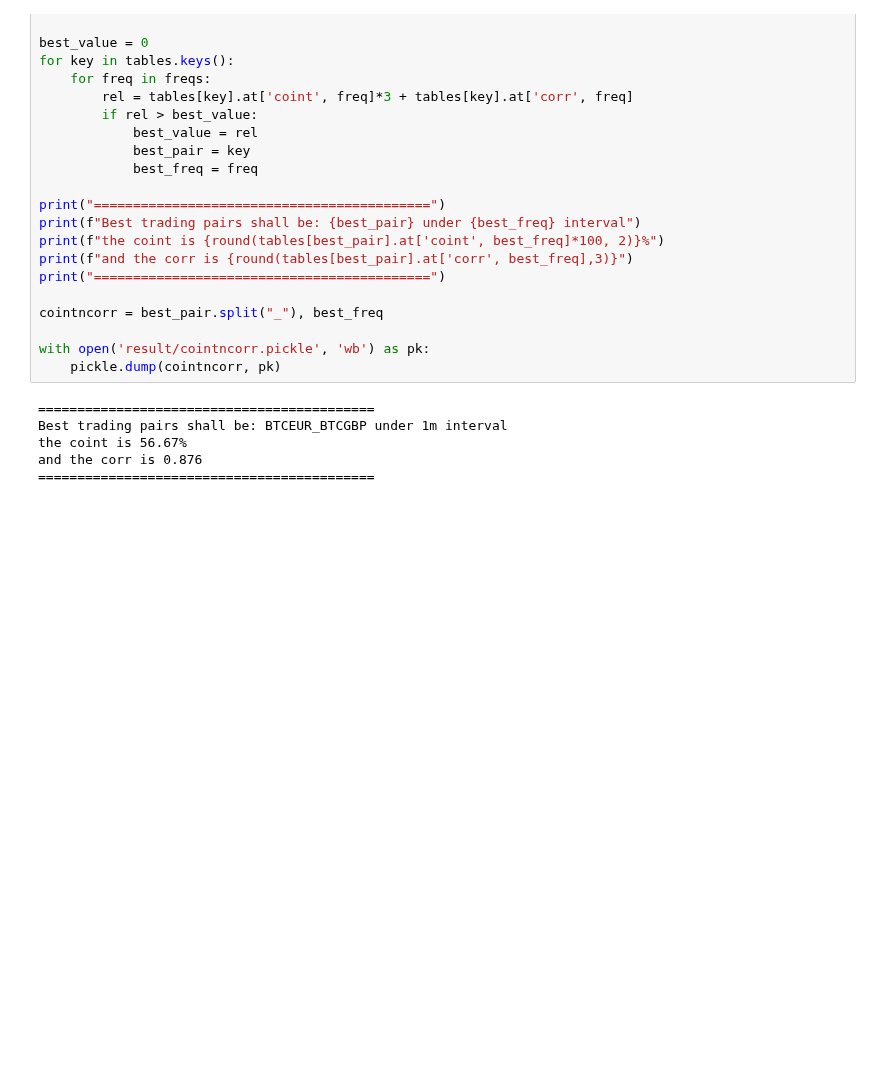
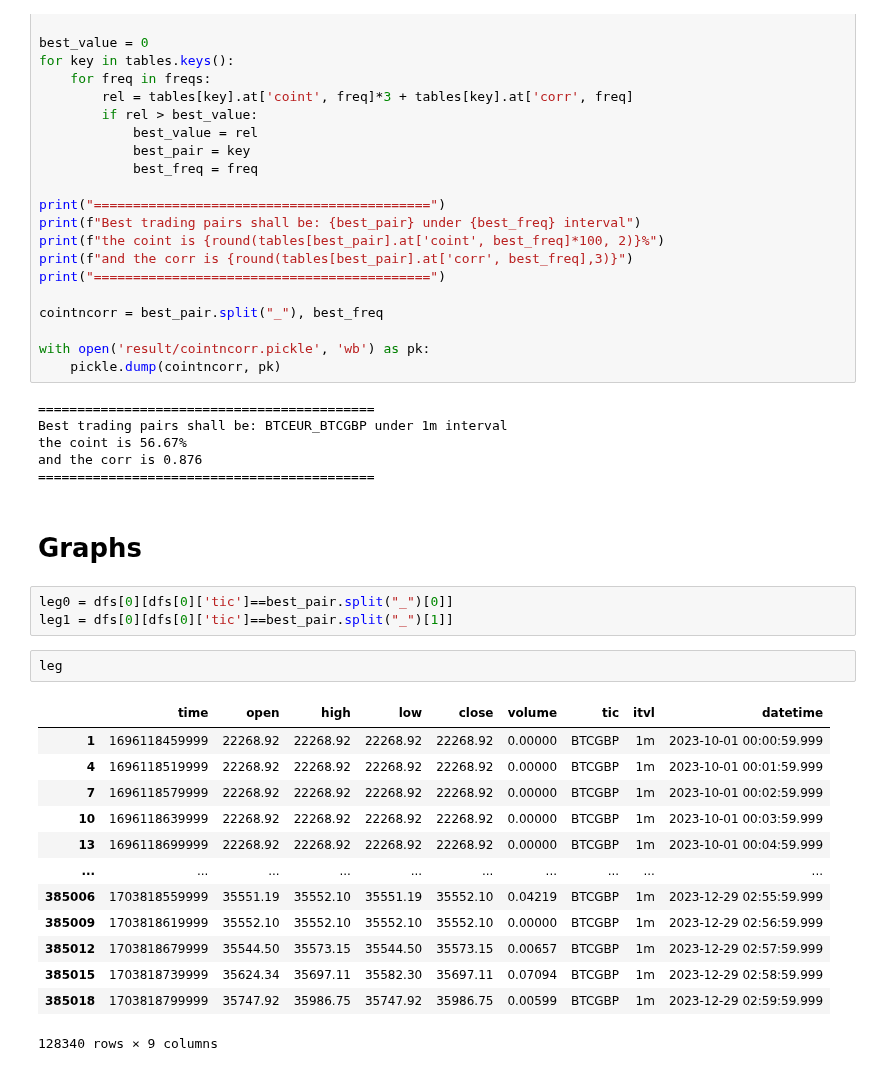
Before and after one commit to Hongshen-Yang/pair-trading-envs, a Jupyter notebook: trade_preliminaries.ipynb, the cells around one changed output. Saved outputs shown, nothing was run; the diff lists cells and outputs as text; blank space fills up the shorter version.

```diff
--- a/trade_preliminaries.ipynb
+++ b/trade_preliminaries.ipynb
@@ -118,3 +118,24 @@ Best trading pairs shall be: BTCEUR_BTCGBP under 1m interval
 the coint is 56.67%
 and the corr is 0.876
 ===========================================
+# %% [markdown]
+# Graphs
+# %%
+leg0 = dfs[0][dfs[0]['tic']==best_pair.split("_")[0]]
+leg1 = dfs[0][dfs[0]['tic']==best_pair.split("_")[1]]
+# %%
+leg
+# %% [output]
+|  | time | open | high | low | close | volume | tic | itvl | datetime |
+| 1 | 1696118459999 | 22268.92 | 22268.92 | 22268.92 | 22268.92 | 0.00000 | BTCGBP | 1m | 2023-10-01 00:00:59.999 |
+| 4 | 1696118519999 | 22268.92 | 22268.92 | 22268.92 | 22268.92 | 0.00000 | BTCGBP | 1m | 2023-10-01 00:01:59.999 |
+| 7 | 1696118579999 | 22268.92 | 22268.92 | 22268.92 | 22268.92 | 0.00000 | BTCGBP | 1m | 2023-10-01 00:02:59.999 |
+| 10 | 1696118639999 | 22268.92 | 22268.92 | 22268.92 | 22268.92 | 0.00000 | BTCGBP | 1m | 2023-10-01 00:03:59.999 |
+| 13 | 1696118699999 | 22268.92 | 22268.92 | 22268.92 | 22268.92 | 0.00000 | BTCGBP | 1m | 2023-10-01 00:04:59.999 |
+| ... | ... | ... | ... | ... | ... | ... | ... | ... | ... |
+| 385006 | 1703818559999 | 35551.19 | 35552.10 | 35551.19 | 35552.10 | 0.04219 | BTCGBP | 1m | 2023-12-29 02:55:59.999 |
+| 385009 | 1703818619999 | 35552.10 | 35552.10 | 35552.10 | 35552.10 | 0.00000 | BTCGBP | 1m | 2023-12-29 02:56:59.999 |
+| 385012 | 1703818679999 | 35544.50 | 35573.15 | 35544.50 | 35573.15 | 0.00657 | BTCGBP | 1m | 2023-12-29 02:57:59.999 |
+| 385015 | 1703818739999 | 35624.34 | 35697.11 | 35582.30 | 35697.11 | 0.07094 | BTCGBP | 1m | 2023-12-29 02:58:59.999 |
+| 385018 | 1703818799999 | 35747.92 | 35986.75 | 35747.92 | 35986.75 | 0.00599 | BTCGBP | 1m | 2023-12-29 02:59:59.999 |
+128340 rows × 9 columns
```
Also changed, not shown: parts of 1 cell of this notebook, 9 other files.
